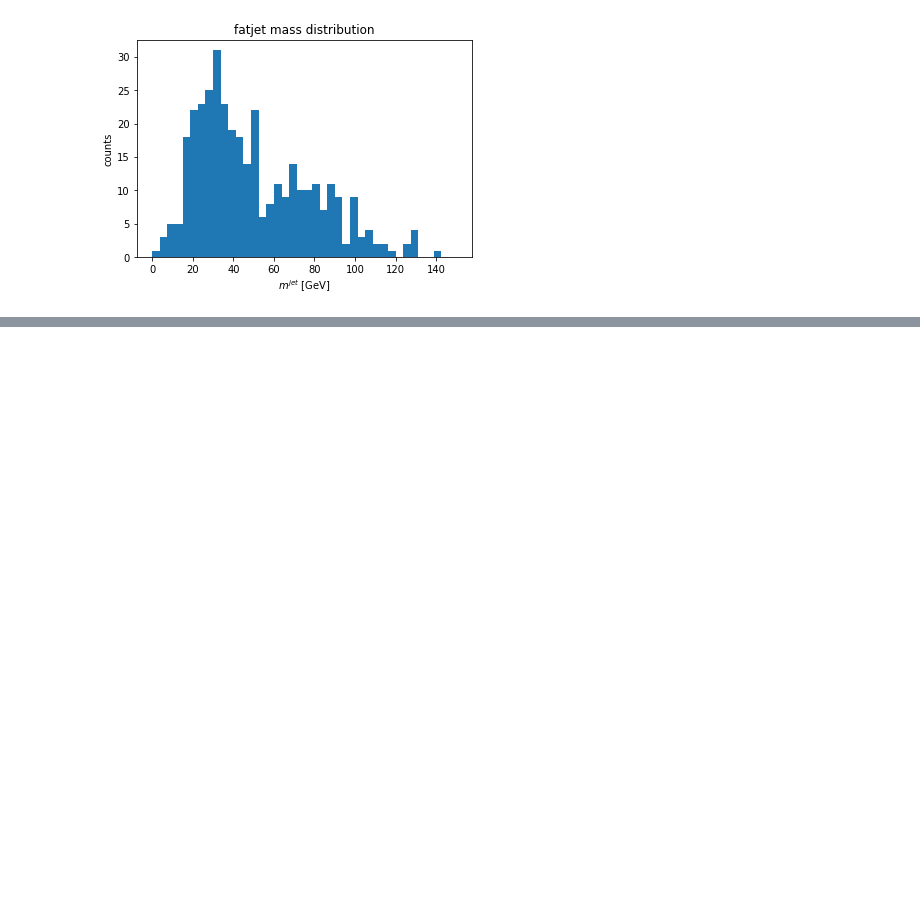
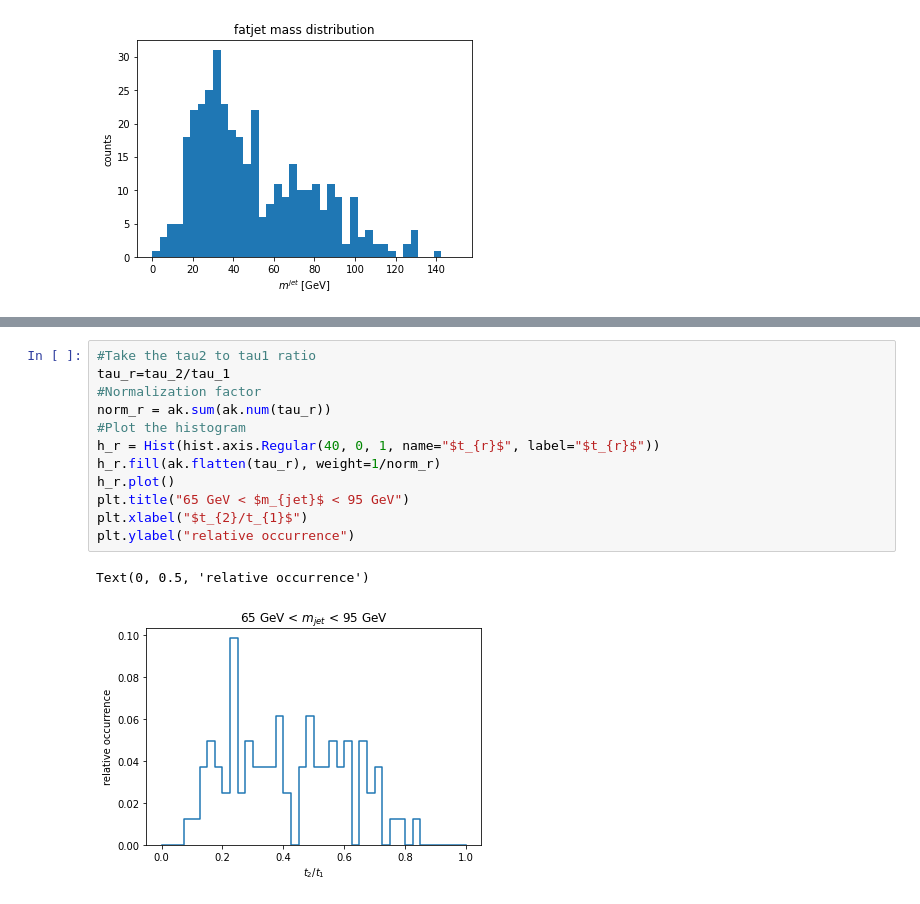
Before and after one commit to rdelliga/coffea, a Jupyter notebook: WPLEPWMHADjj_plot.ipynb, the cells around one changed output, grey strips where cells are left out. Cells and saved outputs as stored; diff of their text form; blank space fills up the shorter version.

```diff
--- a/WPLEPWMHADjj_plot.ipynb
+++ b/WPLEPWMHADjj_plot.ipynb
@@ -246,0 +279,15 @@ plt.hist(ak.flatten((first_jet+second_jet).mass), bins=40, range=[0,5000], label
+# %%
+#Take the tau2 to tau1 ratio
+tau_r=tau_2/tau_1
+#Normalization factor
+norm_r = ak.sum(ak.num(tau_r))
+#Plot the histogram
+h_r = Hist(hist.axis.Regular(40, 0, 1, name="$t_{r}$", label="$t_{r}$"))
+h_r.fill(ak.flatten(tau_r), weight=1/norm_r)
+h_r.plot()
+plt.title("65 GeV < $m_{jet}$ < 95 GeV")
+plt.xlabel("$t_{2}/t_{1}$")
+plt.ylabel("relative occurrence")
+# %% [output]
+Text(0, 0.5, 'relative occurrence')
+[figure, added]
```
Also changed, not shown: parts of 7 cells of this notebook.
